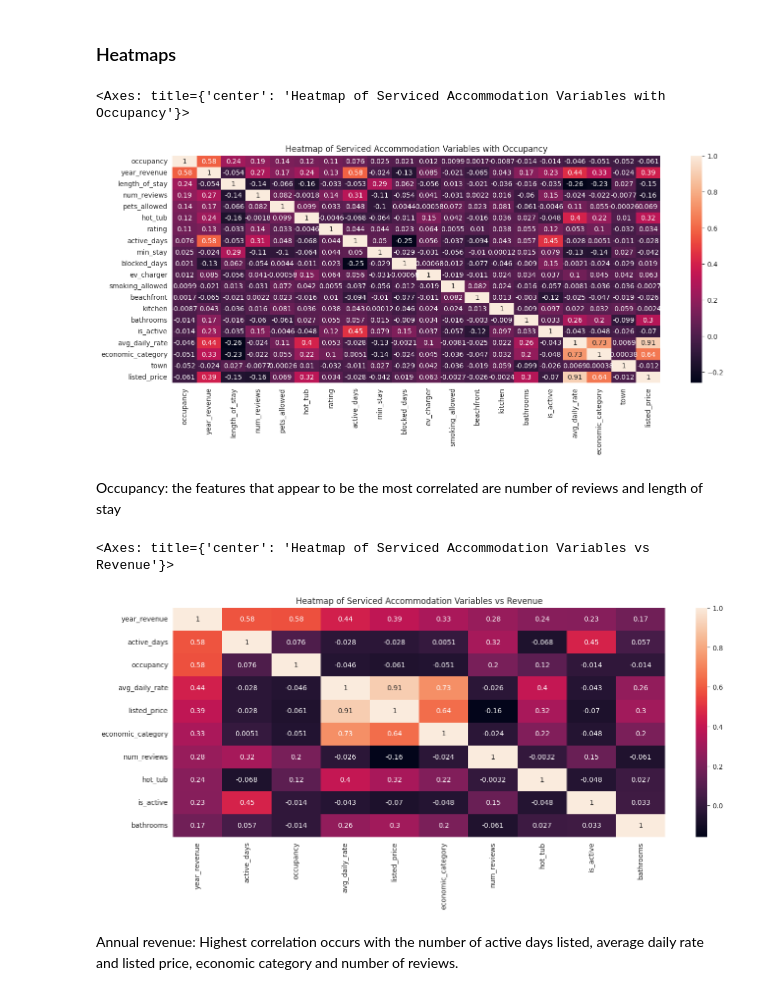
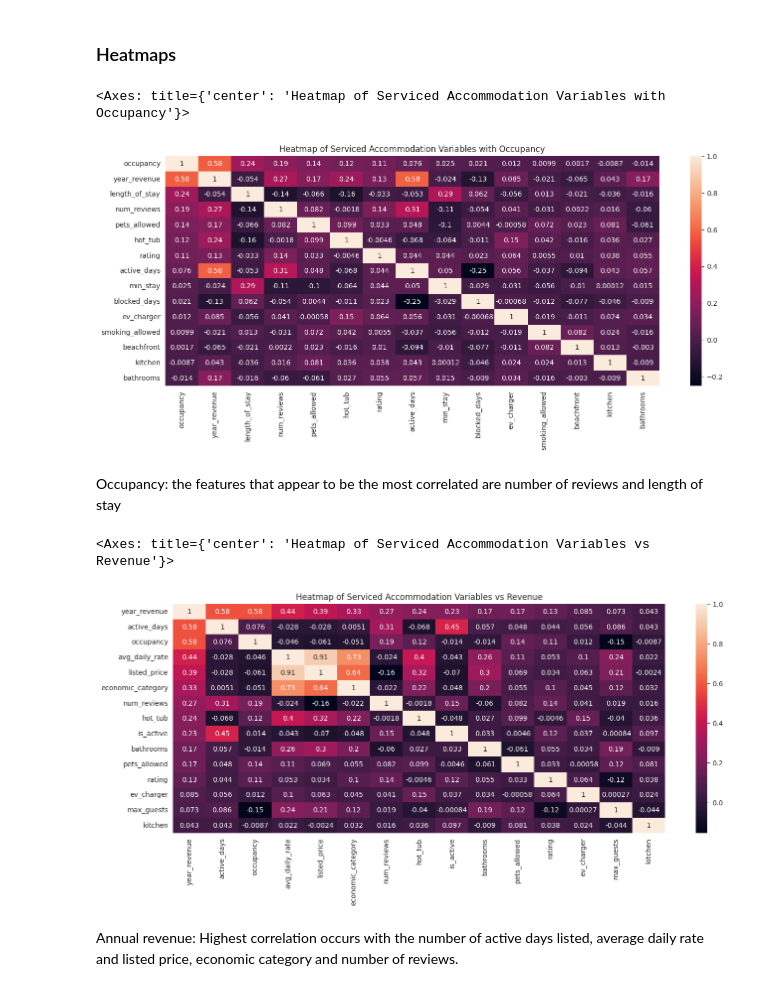
Before and after one commit to AvChilds/serviced_accommodation_ML_project, a Jupyter notebook: masters_assignment_2.ipynb, the cells around one changed output. Drawn from its saved outputs; the diff is of its cells as text; code cells hidden in the pictures.

```diff
--- a/masters_assignment_2.ipynb
+++ b/masters_assignment_2.ipynb
@@ -996,32 +994,32 @@ plt.title('Heatmap of Serviced Accommodation Variables with Occupancy')
 
 #Quality correlation matrix
 
-k = 20  # number of variables for heatmap # want to just pick out the top 12
+k = 15  # number of variables for heatmap # want to just pick out the top 12
 cols = data_encoded.corr().nlargest(k, 'occupancy')['occupancy'].index  # method
 cm = data_encoded[cols].corr()
 
 sns.heatmap(cm, annot=True)
 # %% [output]
 <Axes: title={'center': 'Heatmap of Serviced Accommodation Variables with Occupancy'}>
-[figure, old version]
+[figure, new version]
 # %% [markdown]
 Occupancy: the features that appear to be the most correlated are  number of reviews and length of stay
 # %%
 # Increase the size of the heatmap.
 plt.figure(figsize=(16, 6))
 plt.title('Heatmap of Serviced Accommodation Variables vs Revenue')
 
 
 #Quality correlation matrix
 
-k =10  # number of variables for heatmap # want to just pick out the top 12
+k =15  # number of variables for heatmap # want to just pick out the top 12
 cols = data_encoded.corr().nlargest(k, 'year_revenue')['year_revenue'].index  # method
 cm = data_encoded[cols].corr()
 
 sns.heatmap(cm, annot=True)
 # %% [output]
 <Axes: title={'center': 'Heatmap of Serviced Accommodation Variables vs Revenue'}>
-[figure, old version]
+[figure, new version]
 # %% [markdown]
 Annual revenue: Highest correlation occurs with the number of active days listed, average daily rate and listed price, economic category  and number of reviews.
 # %% [markdown]
```
Also changed, not shown: parts of 7 cells of this notebook.
